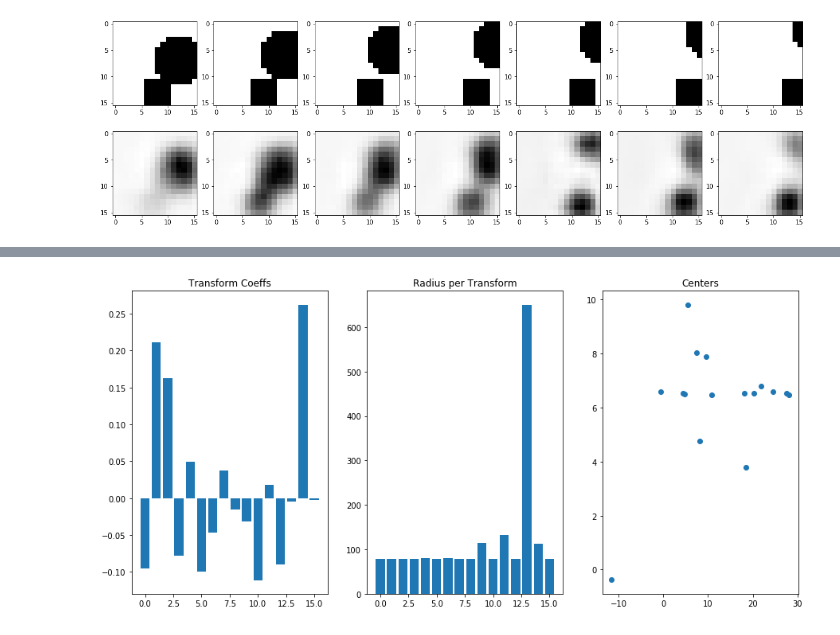
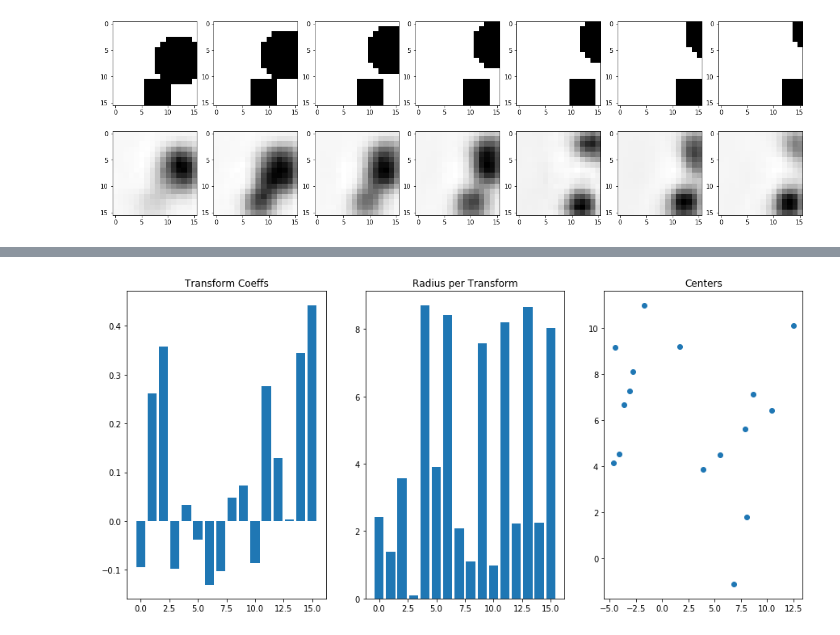
Before and after one commit to shazoop/FormMotion, a Jupyter notebook: Trial2-Tanh-OptEinsum-PyTorchPort-TranslationOnly.ipynb, the cells around one changed output, grey strips where cells are left out. Cells and saved outputs as stored; diff of their text form; code cells hidden in the pictures.

```diff
--- a/Trial2-Tanh-OptEinsum-PyTorchPort-TranslationOnly.ipynb
+++ b/Trial2-Tanh-OptEinsum-PyTorchPort-TranslationOnly.ipynb
@@ -110,15 +110,15 @@ trainSteps = 1000
 batchSize = 25 #training
 sparsePen = 12
 derivPen = 12
-epsilon = 1 #variance of normal desntiy in the smoothed bump function.
+epsilon = .8 #variance of normal desntiy in the smoothed bump function.
 eta = .02 #learning rate of phi, the dictionary of transforms
 eta2 = .02 #learning rate of beta, the transform coeff
-eta3 = 500 #Learning rate of center
-eta4 = 500 #Learning rate of radii
+eta3 = .1 #Learning rate of center
+eta4 = .2 #Learning rate of radii
 numInference = 150 #arbitrary
-numInf2 = 40
+numInf2 = 100
 betaStep = 20 #FOR TRAINED TRANSFORMS. mini cycle for beta
-attStep = 20 #FOR TRAINED TRANSFORMS. mini cycle for center/radii
+attStep = 10 #FOR TRAINED TRANSFORMS. mini cycle for center/radii
 # %%
 #Training algorithm, image sequences with one shape. No need to infer center/radii yet.
 def timeDeriv(beta):
@@ -654,8 +654,8 @@ def localImageNP(Input2, movie_length, dim, center, radius2, epsilon):
             for i in range(dim):
                 for j in range(dim):
                     local_matrix[k,t,i,j] = np.linalg.norm(np.array([i,j])-center[:,t,k])/radius2[t,k]
-    local_matrix[local_matrix <= 1+ epsilon] = 1
-    local_matrix[local_matrix > 1 + epsilon] = 0
+    local_matrix[local_matrix <= 1+ np.sqrt(epsilon)] = 1
+    local_matrix[local_matrix > 1 + np.sqrt(epsilon)] = 0
 
     LocalInput2 = np.multiply(local_matrix, Input2)
 
@@ -713,7 +713,7 @@ def InferLocalNP(movie_seq, phi, sparsePen, derivPen, eta2, eta3, eta4, betaStep
 
     beta = np.zeros((Input2.shape[0],phi.shape[2])) #initialize beta at 0. beta is shape tk. movie_seq first dim is t
     center = (dim/2)*np.ones((2,movie_length,phi.shape[2])) #shape 2tk (2 since center is 2-vector). initialize centers at center of image. each center is 2-vector
-    radius2 = ((dim/2+1)**2)*np.ones((movie_length,phi.shape[2])) # shape tk.initialize radius2 at 17^2, so start off region of interest as entire image
+    radius2 = ((dim/2+1))*np.ones((movie_length,phi.shape[2])) # shape tk.initialize radius2 at 17^2, so start off region of interest as entire image
 
     for bigStep in range(numInference):
         beta1 = InferBeta2NP(Input2, center, Output, radius2, phi ,beta, eta, epsilon, betaStep, movie_length, dim)
@@ -761,0 +769,4 @@ for i in range(movie_length):
+# %%
+#this run was for 100 total cycles, 10/10 per center/radius. learning center/rad were .5/.5. Epsilon set to 1.
+#Also, I changed local image threshold from 1+epsilon to be 1+sqrt(epsilon).
+testrun5 = InferLocalNP(testNP[19], learnPhi8, sparsePen, derivPen, eta2, eta3, eta4, betaStep, attStep, numInf2)
@@ -797,15 +814,16 @@ ax3.title.set_text('Centers')
 # %%
-#this run was for 40 total cycles, 20 per center/radius. learning rates for both were 1000.
-frame = 4
-fig_testrun2 = plt.figure(figsize=(15,7)) #image sequence from dataset
-ax1 = fig_testrun2.add_subplot(1,3,1)
-ax1.bar(list(range(16)), (testrun2[0])[frame,:])
+#this run was for 100 total cycles, 10/10 per center/radius. learning center/rad were .5/.5. Epsilon set to 1.
+#Also, I changed local image threshold from 1+epsilon to be 1+sqrt(epsilon).
+frame = 2
+fig_testrun5 = plt.figure(figsize=(15,7)) #image sequence from dataset
+ax1 = fig_testrun5.add_subplot(1,3,1)
+ax1.bar(list(range(16)), (testrun5[0])[frame,:])
 ax1.title.set_text('Transform Coeffs')
-ax2 = fig_testrun2.add_subplot(1,3,2)
-ax2.bar(list(range(16)), (testrun2[1])[frame,:])
+ax2 = fig_testrun5.add_subplot(1,3,2)
+ax2.bar(list(range(16)), (testrun5[1])[frame,:])
 ax2.title.set_text('Radius per Transform')
-ax3 = fig_testrun2.add_subplot(1,3,3)
-ax3.scatter((testrun2[2])[0,0,:],(testrun2[2])[1,frame,:])
+ax3 = fig_testrun5.add_subplot(1,3,3)
+ax3.scatter((testrun5[2])[0,0,:],(testrun5[2])[1,frame,:])
 ax3.title.set_text('Centers')
 # %% [output]
-[figure, old version]
+[figure, new version]
```
Also changed, not shown: parts of 8 cells of this notebook.
